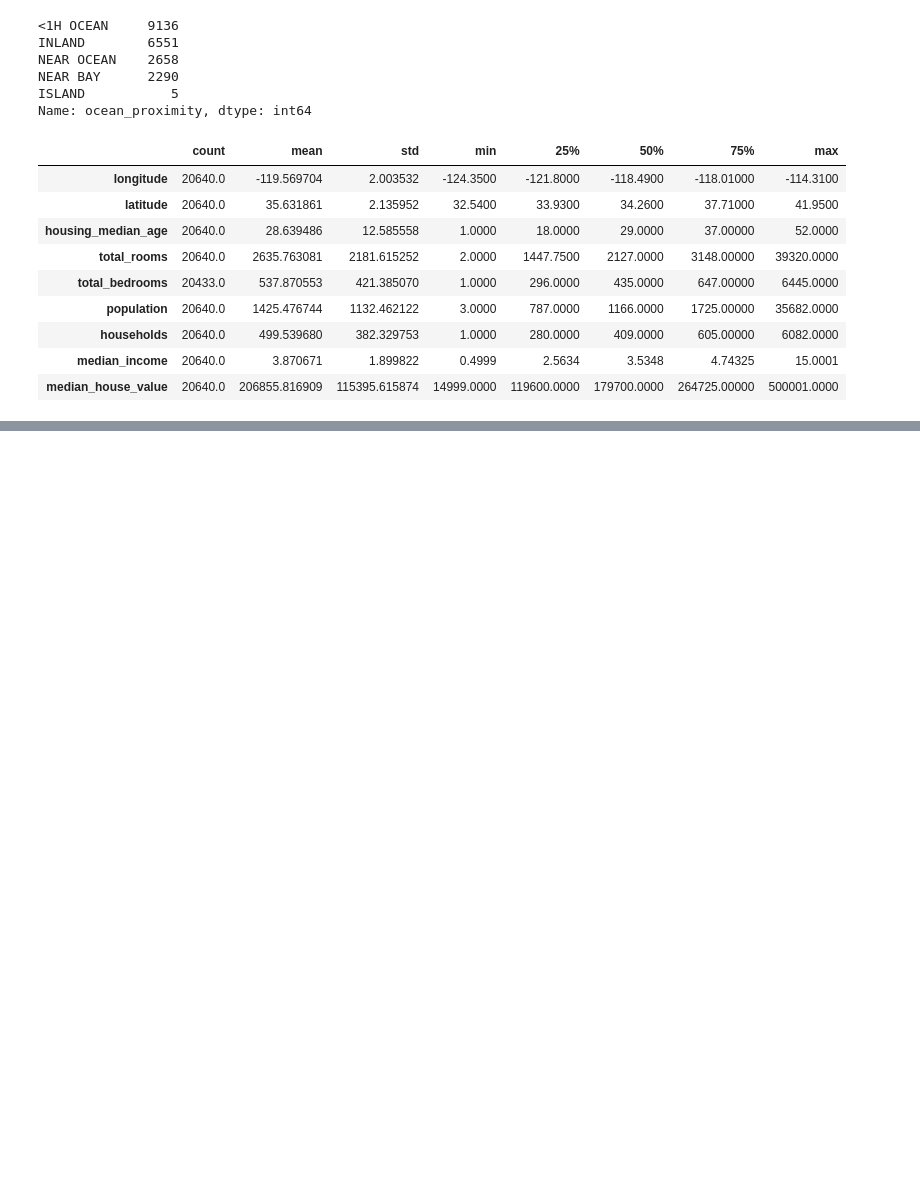
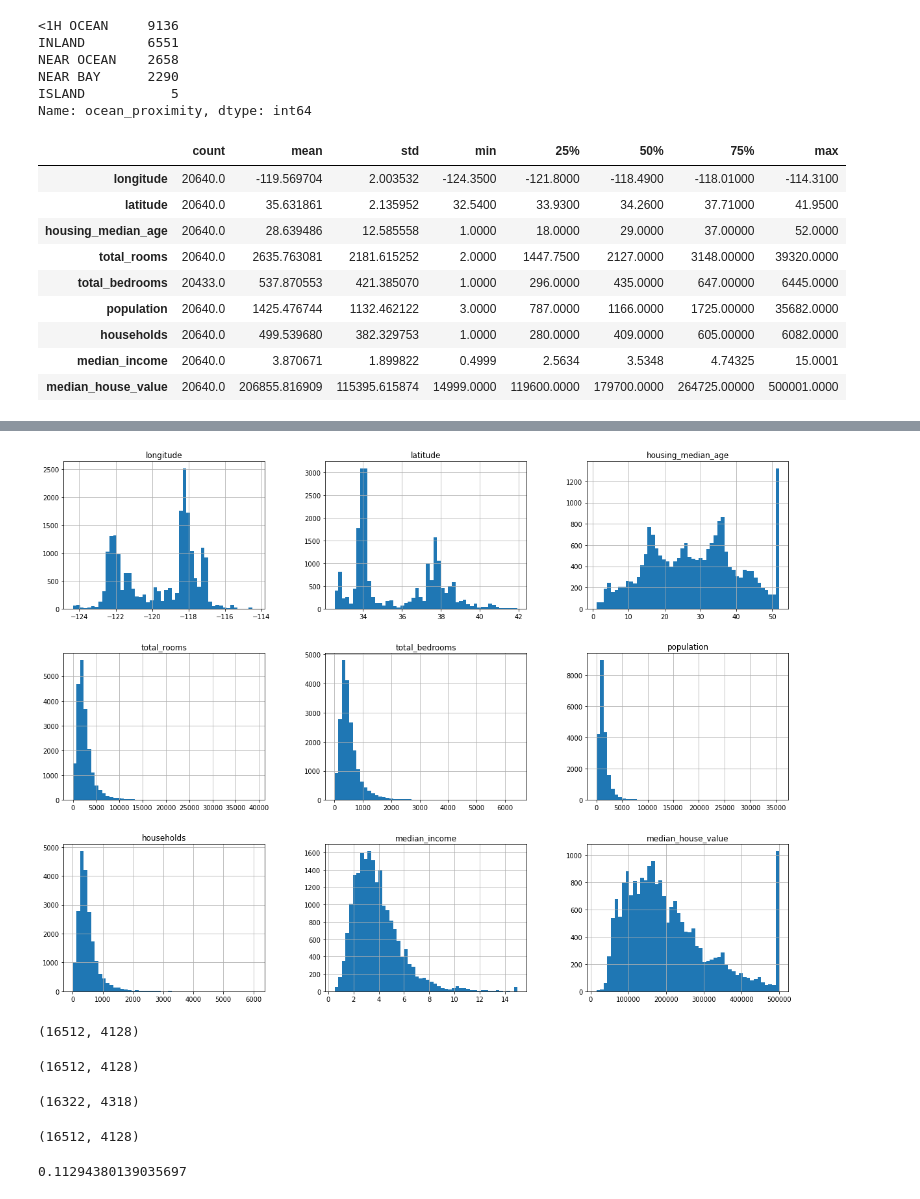
Before and after one commit to JPL-JUNO/Hands-on-Machine-Learning-HOML, a Jupyter notebook: chapter/chapter2.ipynb, the cells around one changed output, grey strips where cells are left out. Saved outputs shown, nothing was run; the diff lists cells and outputs as text; code cells hidden in the pictures; blank space fills up the shorter version.

```diff
--- a/chapter/chapter2.ipynb
+++ b/chapter/chapter2.ipynb
@@ -67,0 +65,62 @@ NameError: name 'library' is not defined
+# %%
+%matplotlib inline
+import matplotlib.pyplot as plt
+housing.hist(bins=50, figsize=(20, 15))
+plt.show()
+# %% [output]
+[figure, added]
+# %%
+import numpy as np
+def split_train_test(data, test_ratio):
+    # np.random.seed(39)
+    shuffled_indices = np.random.permutation(len(data))
+    test_set_size = int(len(data) * test_ratio)
+    test_indices = shuffled_indices[: test_set_size]
+    train_indices = shuffled_indices[test_set_size: ]
+    return data.iloc[train_indices], data.iloc[test_indices]
+
+train_set, test_set = split_train_test(housing, .2)
+len(train_set), len(test_set)
+# (16512, 4128)
+# %% [output]
+(16512, 4128)
+# %%
+from zlib import crc32
+def test_set_check(identifier, test_ratio):
+    return crc32(np.int64(identifier)) & 0xffffffff < test_ratio * 2 ** 32
+
+def split_train_test_by_id(data, test_ratio, id_column):
+    ids = data[id_column]
+    in_test_set = ids.apply(lambda id_: test_set_check(id_, test_ratio))
+    return data.loc[~in_test_set], data.loc[in_test_set]
+
+housing_with_id = housing.reset_index()
+train_set, test_set = split_train_test_by_id(housing_with_id, .2, 'index')
+len(train_set), len(test_set)
+# (16512, 4128)
+# %% [output]
+(16512, 4128)
+# %%
+housing_with_id['id'] = housing['longitude'] * 1000 + housing['latitude']
+train_set, test_set = split_train_test_by_id(housing_with_id, .2, 'id')
+len(train_set), len(test_set)
+# %% [output]
+(16322, 4318)
+# %%
+from sklearn.model_selection import train_test_split
+train_set, test_set = train_test_split(housing, test_size=.2, random_state=42)
+len(train_set), len(test_set)
+(16512, 4128)
+# %% [output]
+(16512, 4128)
+# %%
+from scipy.stats import binom
+sample_size = 1000
+ratio_female = 0.513
+# female less than 485
+proba_too_small = binom(sample_size, ratio_female).cdf(485 - 1)
+# female more than 535
+proba_too_large = 1 - binom(sample_size, ratio_female).cdf(535)
+print(proba_too_small + proba_too_large)
+# %% [output]
+0.11294380139035697
```
Also changed, not shown: parts of 7 cells of this notebook, 1 other file.
